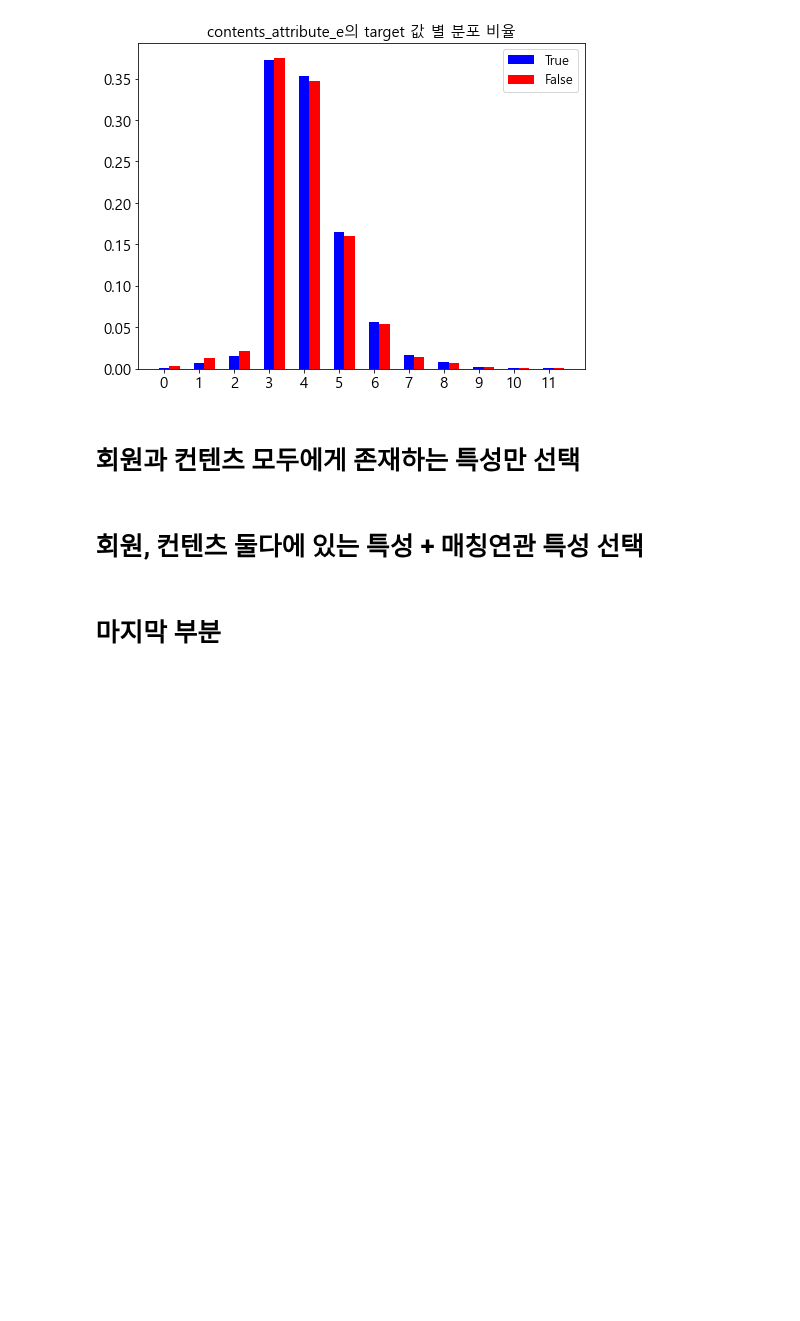
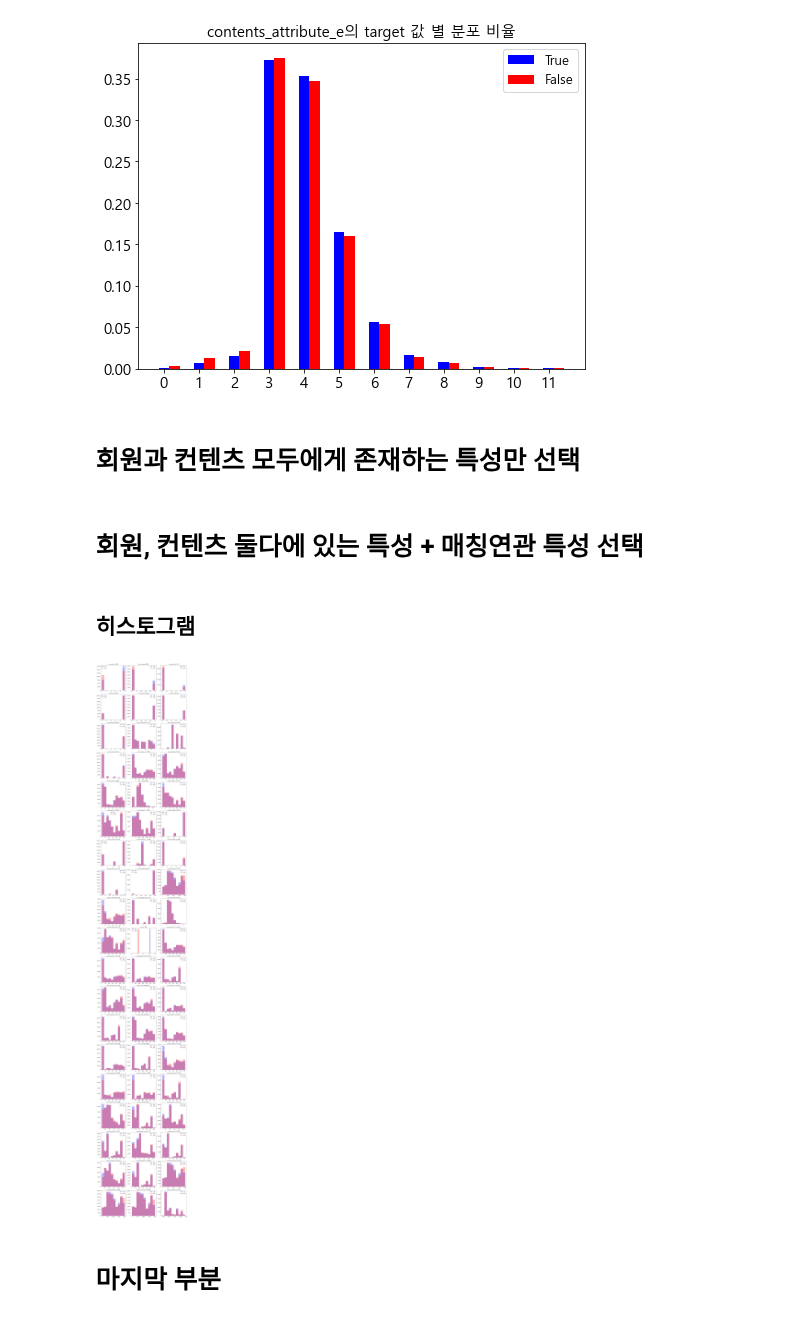
Before and after one commit to kbjung/Dacon, a Jupyter notebook: TP2(잡케어)/02_데이터분석/02-01_분석ver0.5.ipynb, the cells around one changed output. Cells and saved outputs as stored; diff of their text form; code cells hidden in the pictures; blank space fills up the shorter version.

```diff
--- a/TP2(잡케어)/02_데이터분석/02-01_분석ver0.5.ipynb
+++ b/TP2(잡케어)/02_데이터분석/02-01_분석ver0.5.ipynb
@@ -686,5 +686,32 @@ for col in tqdm(train_target_true.columns[25:27]):
 # person_prefer_h_2_l
 # person_prefer_h_3_m
 # person_prefer_h_3_l
+# %% [markdown]
+## 히스토그램
+# %%
+train_target_true = train_target_true.astype(int)
+train_target_false = train_target_false.astype(int)
+# %%
+fig, axes = plt.subplots(19, 3, figsize=(15,90))
+ax = axes.ravel()
+i = 0
+for col in tqdm(train_target_true.columns):
+
+    x0 = train_target_false[col]
+    x1 = train_target_true[col]
+
+    ax[i].set_title(f'{col}의 분포')
+
+    ax[i].tick_params(axis="x", labelsize=12)
+    ax[i].tick_params(axis="y", labelsize=12)
+
+    ax[i].hist(x1, color='blue', label='True', alpha=0.3)
+    ax[i].hist(x0, color='red', label='False', alpha=0.3)
+
+    ax[i].legend(fontsize=12)
+    i += 1
+plt.tight_layout()
+# %% [output]
+[figure, added]
 # %% [markdown]
 # 마지막 부분
```
